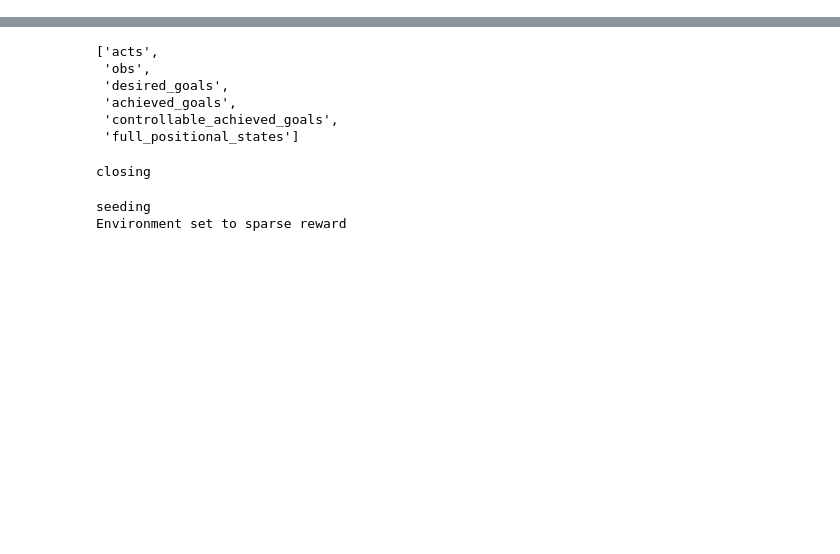
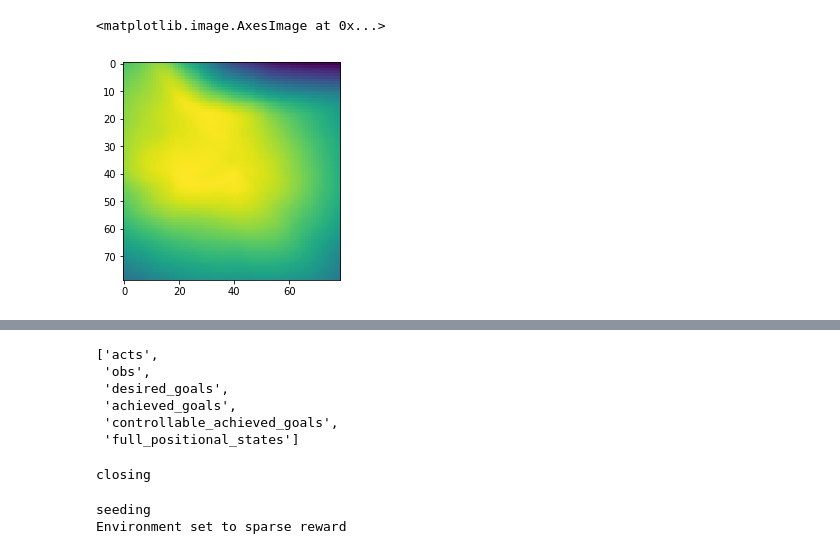
Before and after one commit to sholtodouglas/hierarchial_robotics, a Jupyter notebook: Quick Tests.ipynb, the cells around one changed output, grey strips where cells are left out. Cells and saved outputs as stored; diff of their text form; code cells hidden in the pictures; blank space fills up the shorter version.

```diff
--- a/Quick Tests.ipynb
+++ b/Quick Tests.ipynb
@@ -0,0 +262,5 @@
+# %%
+plt.imshow(arr)
+# %% [output]
+<matplotlib.image.AxesImage at 0x...>
+[figure, added]
```
Also changed, not shown: parts of 29 cells of this notebook, 11 other files.
